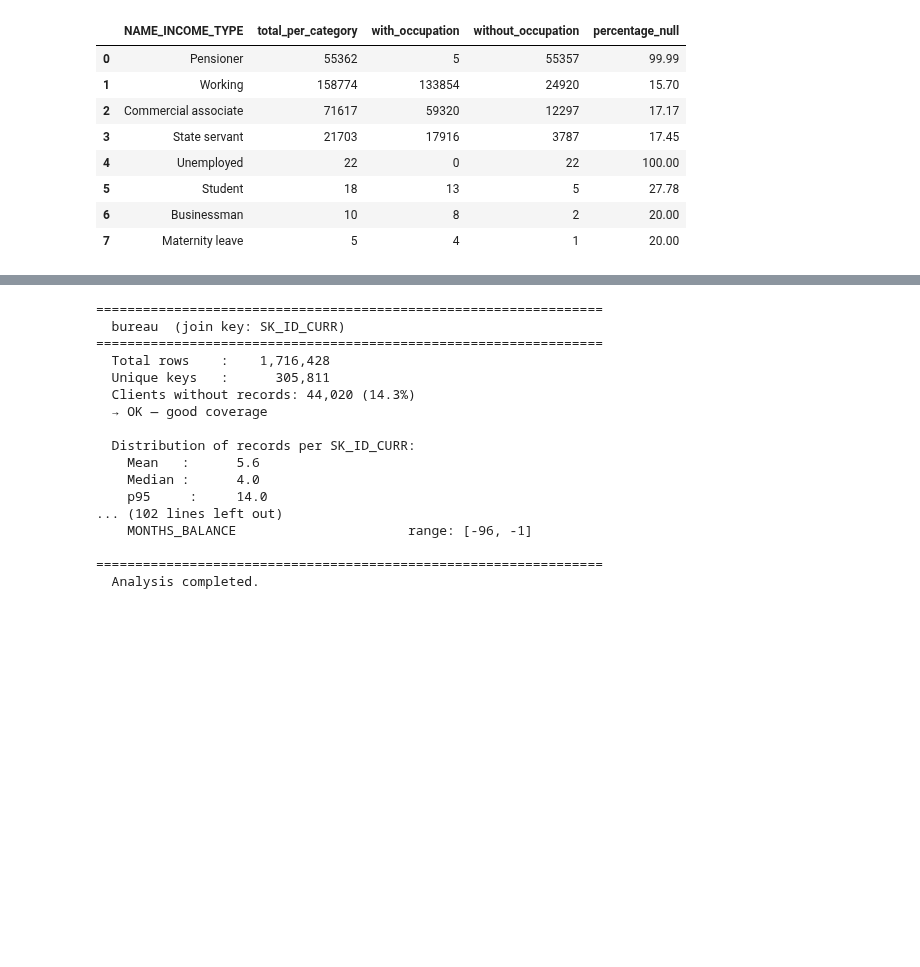
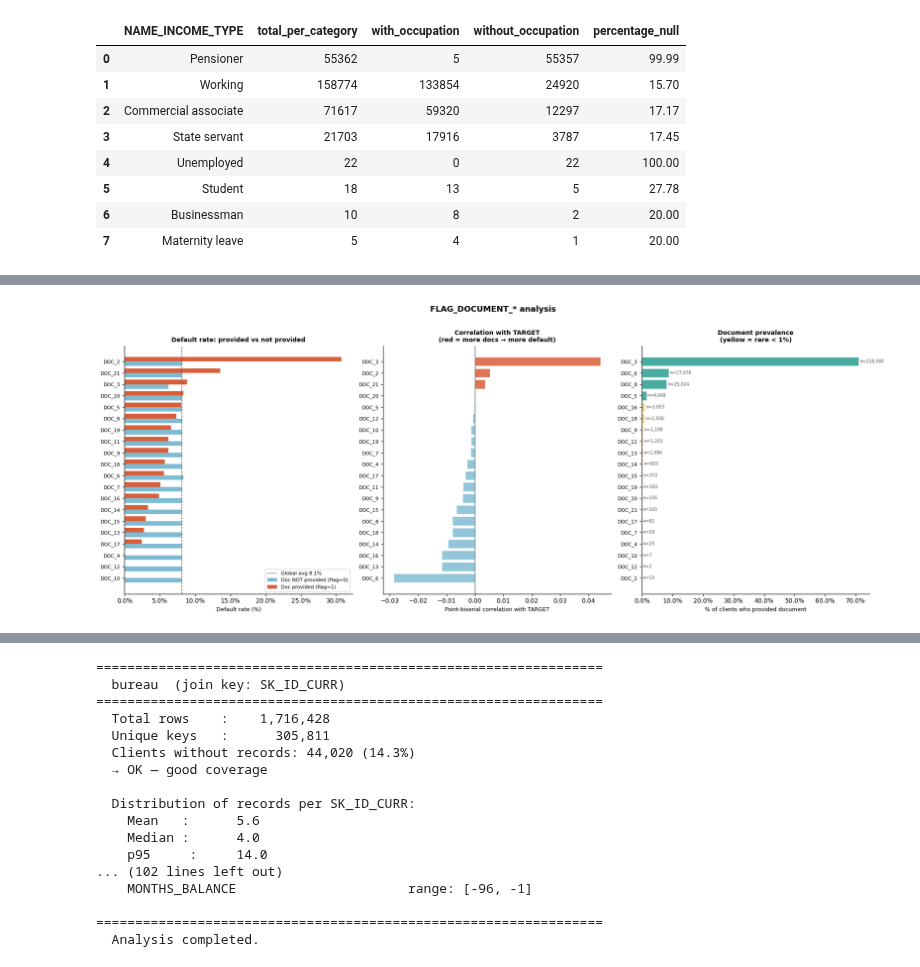
Before and after one commit to dimitrimovila/credit_risk_model, a Jupyter notebook: 01_eda_and_sql.ipynb, the cells around one changed output, grey strips where cells are left out. Cells and saved outputs as stored; diff of their text form; code cells hidden in the pictures; blank space fills up the shorter version.

```diff
--- a/01_eda_and_sql.ipynb
+++ b/01_eda_and_sql.ipynb
@@ -615,0 +1540,11 @@ display(df_cross)
+# %%
+# ── 1. Get all FLAG_DOCUMENT_* columns ───────────────────────────────
+flag_cols = con.execute("""
+    SELECT column_name
+    FROM information_schema.columns
+    WHERE table_name = 'app_train'
+      AND column_name LIKE 'FLAG_DOCUMENT_%'
+    ORDER BY column_name
+""").fetchdf()['column_name'].tolist()
+
+print(f"Found {len(flag_cols)} FLAG_DOCUMENT columns: {flag_cols}")
@@ -615,0 +1618,63 @@ display(df_cross)
+# %%
+# ── 3. Visualisation ──────────────────────────────────────────────────
+fig, axes = plt.subplots(1, 3, figsize=(18, 7))
+
+# Panel A — default rate flag=1 vs flag=0 (sorted by spread)
+ax = axes[0]
+df_sorted = df_flags.sort_values('spread_pp')
+y = np.arange(len(df_sorted))
+ax.barh(y, df_sorted['dr_flag_0'], height=0.4,
+        color='#7fbcd2', label='Doc NOT provided (flag=0)')
+ax.barh(y + 0.4, df_sorted['dr_flag_1'], height=0.4,
+        color='#d95f3b', label='Doc provided (flag=1)')
+ax.axvline(global_rate * 100, color='#555', linewidth=1,
+           linestyle='--', label=f'Global avg {global_rate*100:.1f}%')
+ax.set_yticks(y + 0.2)
+ax.set_yticklabels(df_sorted['flag'], fontsize=8)
+ax.set_xlabel("Default rate (%)", fontsize=9)
+ax.xaxis.set_major_formatter(mtick.PercentFormatter(decimals=1))
+ax.set_title("Default rate: provided vs not provided",
+             fontsize=10, fontweight='bold')
+ax.legend(fontsize=8)
+ax.spines[['top', 'right']].set_visible(False)
+
+# Panel B — point-biserial correlation with TARGET
+ax = axes[1]
+df_corr_sorted = df_flags.sort_values('point_biserial', ascending=True)
+colors = ['#d95f3b' if v > 0 else '#7fbcd2'
+          for v in df_corr_sorted['point_biserial']]
+ax.barh(df_corr_sorted['flag'], df_corr_sorted['point_biserial'],
+        color=colors, alpha=0.85, edgecolor='white')
+ax.axvline(0, color='#555', linewidth=0.8)
+ax.set_xlabel("Point-biserial correlation with TARGET", fontsize=9)
+ax.set_title("Correlation with TARGET\n(red = more docs → more default)",
+             fontsize=10, fontweight='bold')
+ax.tick_params(axis='y', labelsize=8)
+ax.spines[['top', 'right']].set_visible(False)
+
+# Panel C — prevalence (how common is each document)
+ax = axes[2]
+df_prev = df_flags.sort_values('prevalence_pct', ascending=True)
+colors  = ['#e9c46a' if p < 1 else '#2a9d8f'
+           for p in df_prev['prevalence_pct']]
+bars = ax.barh(df_prev['flag'], df_prev['prevalence_pct'],
+               color=colors, alpha=0.85, edgecolor='white')
+for bar, (_, row) in zip(bars, df_prev.iterrows()):
+    ax.text(bar.get_width() + 0.3,
+            bar.get_y() + bar.get_height() / 2,
+            f"n={row['n_flag_1']:,}",
+            va='center', fontsize=7, color='#555')
+ax.set_xlabel("% of clients who provided document", fontsize=9)
+ax.xaxis.set_major_formatter(mtick.PercentFormatter(decimals=1))
+ax.set_title("Document prevalence\n(yellow = rare < 1%)",
+             fontsize=10, fontweight='bold')
+ax.tick_params(axis='y', labelsize=8)
+ax.spines[['top', 'right']].set_visible(False)
+
+plt.suptitle("FLAG_DOCUMENT_* analysis", fontsize=13,
+             fontweight='bold', y=1.01)
+plt.tight_layout()
+plt.savefig("eda_flag_documents.png", bbox_inches='tight', dpi=150)
+plt.show()
+# %% [output]
+[figure, added]
```
Also changed, not shown: parts of 51 cells of this notebook.
